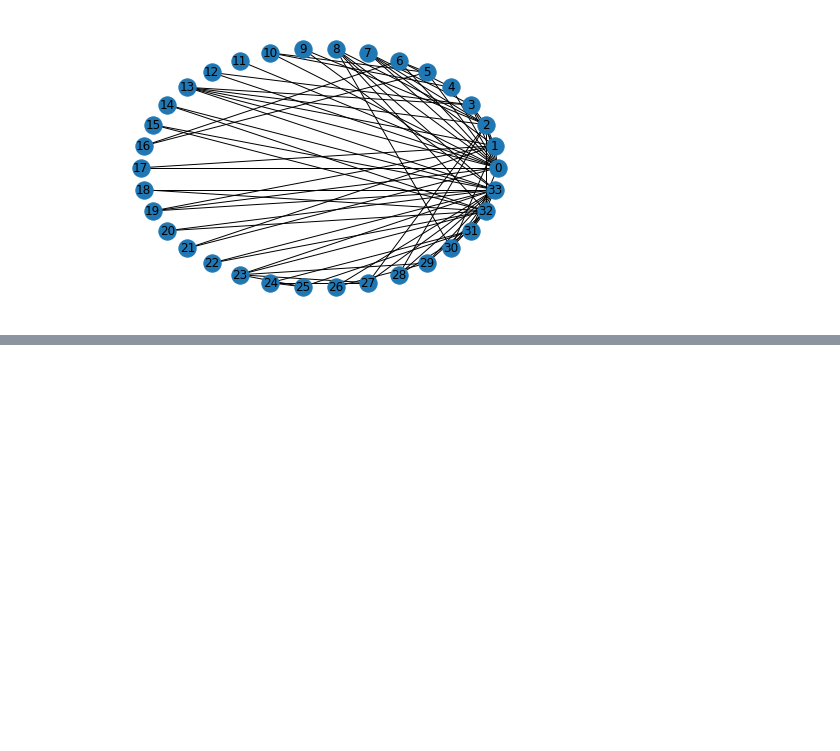
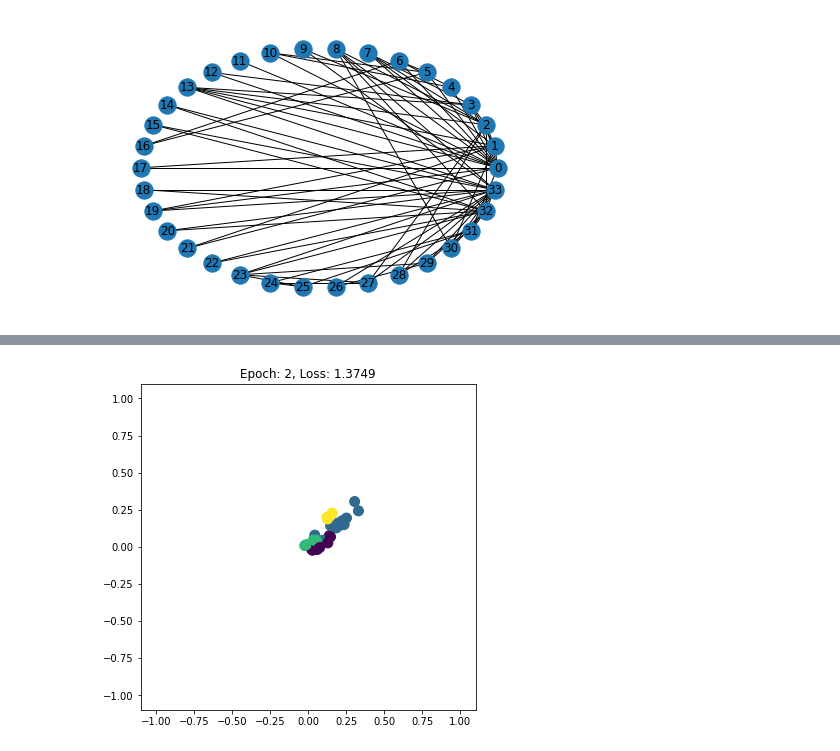
Before and after one commit to borislevant/aiplayground, a Jupyter notebook: graph_playground.ipynb, the cells around one changed output, grey strips where cells are left out. Drawn from its saved outputs; the diff is of its cells as text; code cells hidden in the pictures; blank space fills up the shorter version.

```diff
--- a/graph_playground.ipynb
+++ b/graph_playground.ipynb
@@ -68,7 +95,7 @@ Building wheels for collected packages: torch-scatter
 # %%
-dataset = nx.karate_club_graph()
-print("Dataset:", dataset)
-print("# Graphs:", len(dataset))
+#dataset = nx.karate_club_graph()
+#print("Dataset:", dataset)
+#print("# Graphs:", len(dataset))
 #print("# Features:", dataset.num_features)
 #print("# Classes:", dataset.num_classes)
 # %% [output]
@@ -104,0 +140,18 @@ print(model)
+# %%
+criterion = torch.nn.CrossEntropyLoss()
+optimizer = torch.optim.Adam(model.parameters(), lr=0.01)
+def train(data):
+  optimizer.zero_grad()
+  out, h = model(data.x, data.edge_index)
+  loss = criterion(out[data.train_mask], data.y[data.train_mask])
+  loss.backward()
+  optimizer.step()
+  return loss, h
+epochs = range(1, 301)
+losses = []
+embeddings = []
+for epoch in epochs:
+  loss, h = train(data)
+  losses.append(loss)
+  embeddings.append(h)
+  print(f"Epoch: {epoch}\tLoss: {loss:.4f}")
@@ -104,0 +176,18 @@ print(model)
+# %%
+import matplotlib.animation as animation
+def animate(i):
+  ax.clear()
+  h = embeddings[i]
+  h = h.detach().numpy()
+  ax.scatter(h[:, 0], h[:, 1], c=data.y, s=100)
+  ax.set_title(f'Epoch: {epochs[i]}, Loss: {losses[i].item():.4f}')
+  ax.set_xlim([-1.1, 1.1])
+  ax.set_ylim([-1.1, 1.1])
+fig = plt.figure(figsize=(6, 6))
+ax = plt.axes()
+anim = animation.FuncAnimation(fig, animate, frames=epochs)
+plt.show()
+gif_writer = animation.PillowWriter(fps=20)
+anim.save('embeddings.gif', writer=gif_writer)
+# %% [output]
+[figure, added]
```
Also changed, not shown: parts of 6 cells of this notebook.
